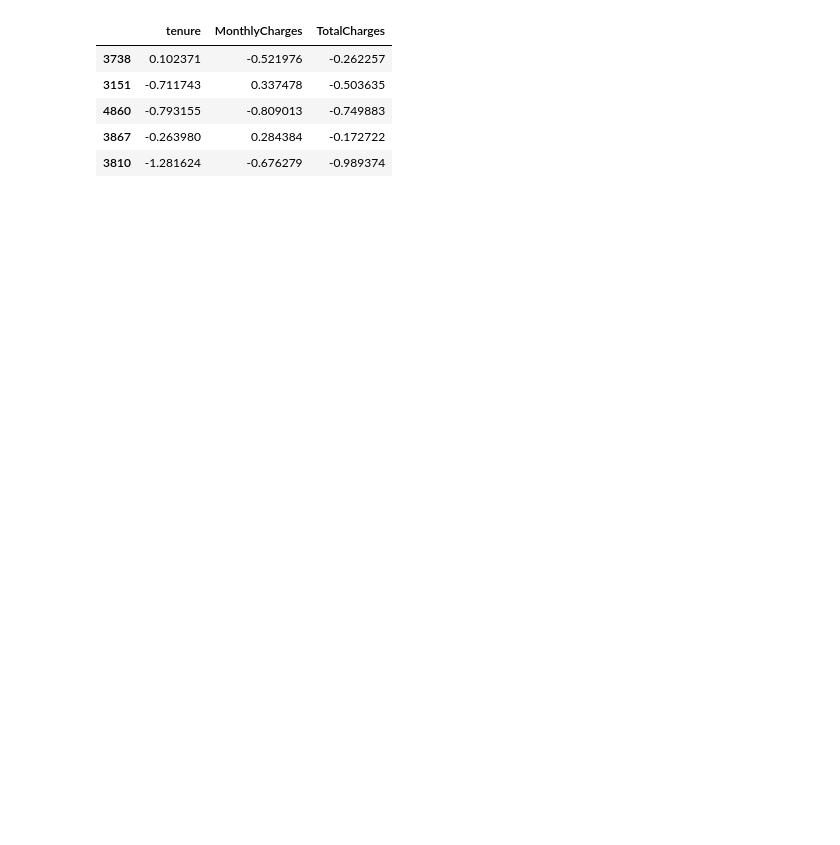
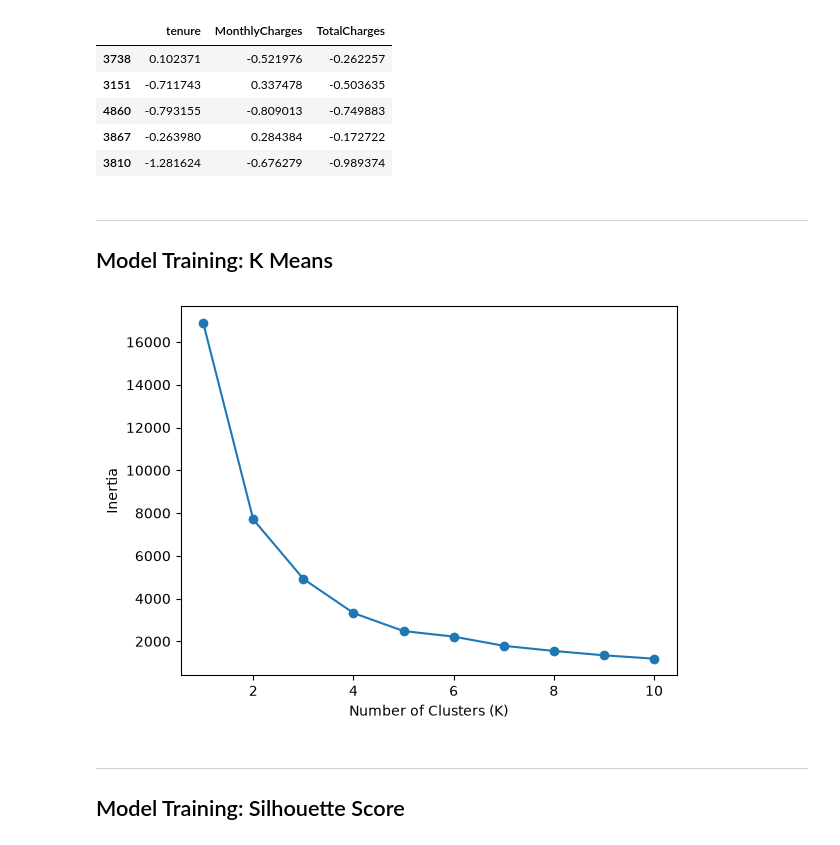
Before and after one commit to Daria-Kara/ai-and-ml-final-assignment, a Jupyter notebook: actual_one.ipynb, the cells around one changed output. Drawn from its saved outputs; the diff is of its cells as text; code cells hidden in the pictures; blank space fills up the shorter version.

Commit message:
Added parts of K means

```diff
--- a/actual_one.ipynb
+++ b/actual_one.ipynb
@@ -689,13 +689,30 @@ X_cluster.head()
 | 4860 | -0.793155 | -0.809013 | -0.749883 |
 | 3867 | -0.263980 | 0.284384 | -0.172722 |
 | 3810 | -1.281624 | -0.676279 | -0.989374 |
+# %% [markdown]
+---
+Model Training: K Means
+---
 # %%
 from sklearn.cluster import KMeans
 
 inertia_values = []
 k_range = range(1, 11)
 
 for k in k_range:
     kmeans = KMeans(n_clusters=k, random_state=42)
     kmeans.fit(X_cluster)
     inertia_values.append(kmeans.inertia_)
+
+import matplotlib.pyplot as plt
+
+plt.plot(k_range, inertia_values, marker='o')
+plt.xlabel('Number of Clusters (K)')
+plt.ylabel('Inertia')
+plt.show()
+# %% [output]
+[figure, added]
+# %% [markdown]
+---
+Model Training: Silhouette Score
+---
```
Also changed, not shown: parts of 9 cells of this notebook, 2 other files.
